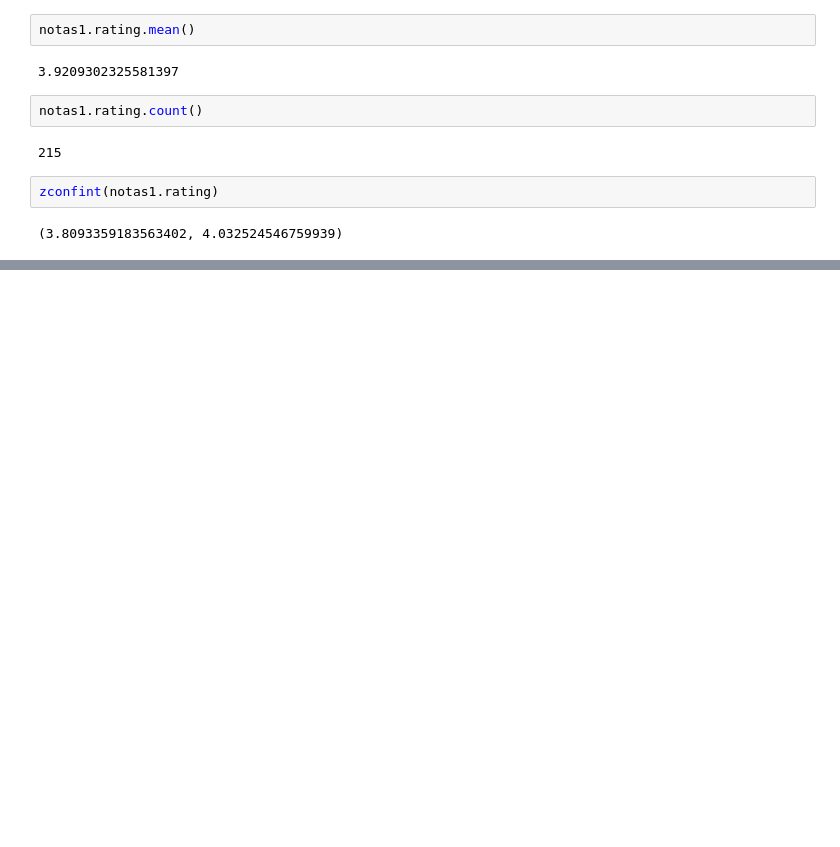
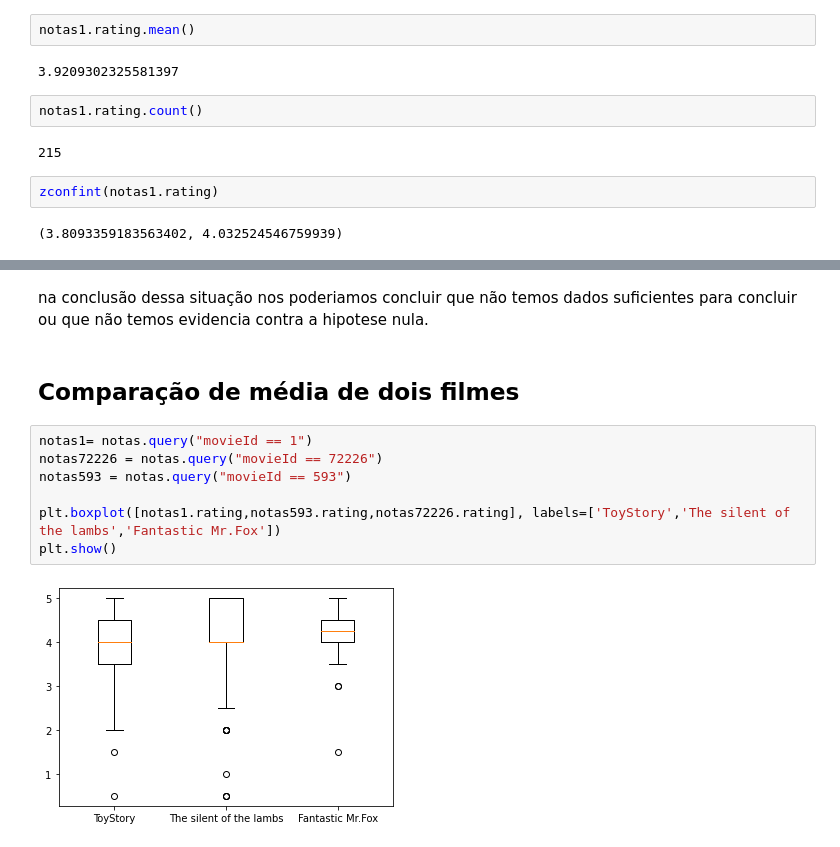
Before and after one commit to ziggy-data/Analise-IMDB, a Jupyter notebook: introducao-testes.ipynb, the cells around one changed output, grey strips where cells are left out. Drawn from its saved outputs; the diff is of its cells as text; blank space fills up the shorter version.

```diff
--- a/introducao-testes.ipynb
+++ b/introducao-testes.ipynb
@@ -372,0 +474,13 @@ rejeitar hipotese
+# %% [markdown]
+na conclusão dessa situação nos poderiamos concluir que não temos dados suficientes para concluir ou que não temos evidencia contra a hipotese nula.
+# %% [markdown]
+## Comparação de média de dois filmes
+# %%
+notas1= notas.query("movieId == 1")
+notas72226 = notas.query("movieId == 72226")
+notas593 = notas.query("movieId == 593")
+
+plt.boxplot([notas1.rating,notas593.rating,notas72226.rating], labels=['ToyStory','The silent of the lambs','Fantastic Mr.Fox'])
+plt.show()
+# %% [output]
+[figure, added]
```
Also changed, not shown: parts of 52 cells of this notebook.
